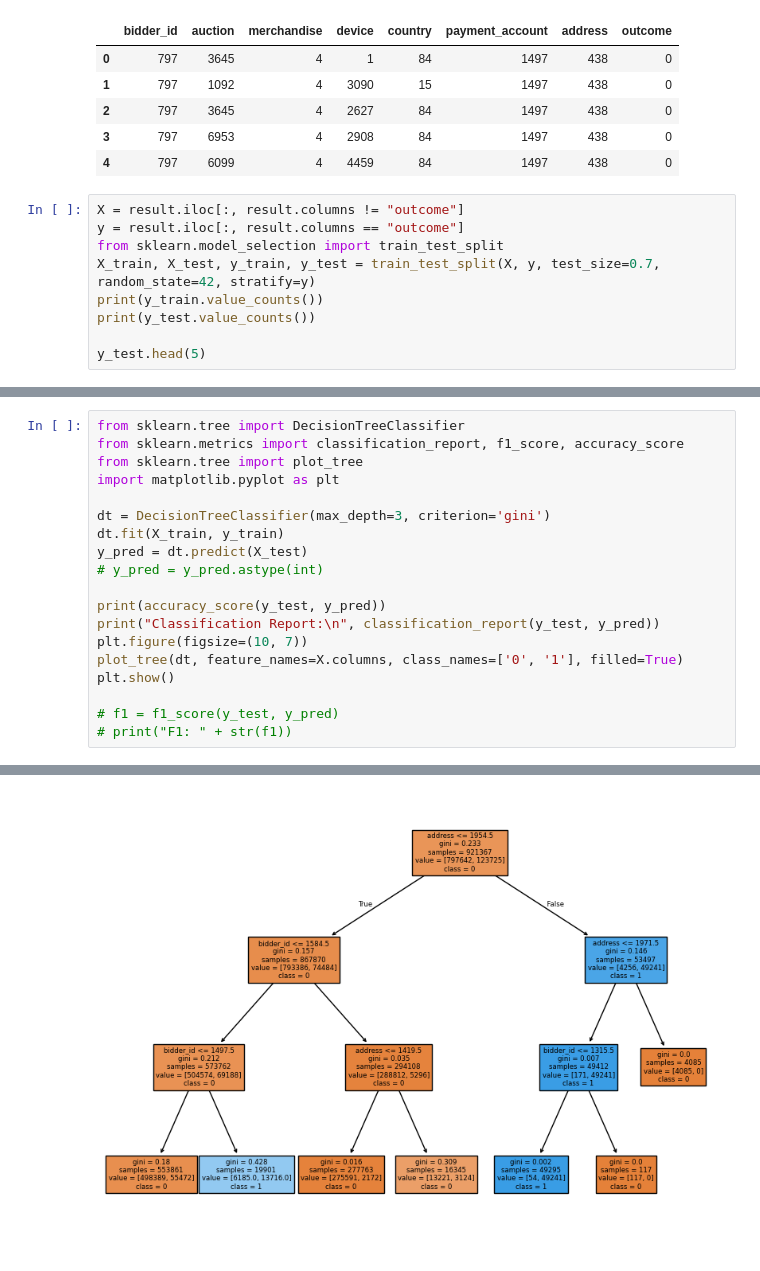
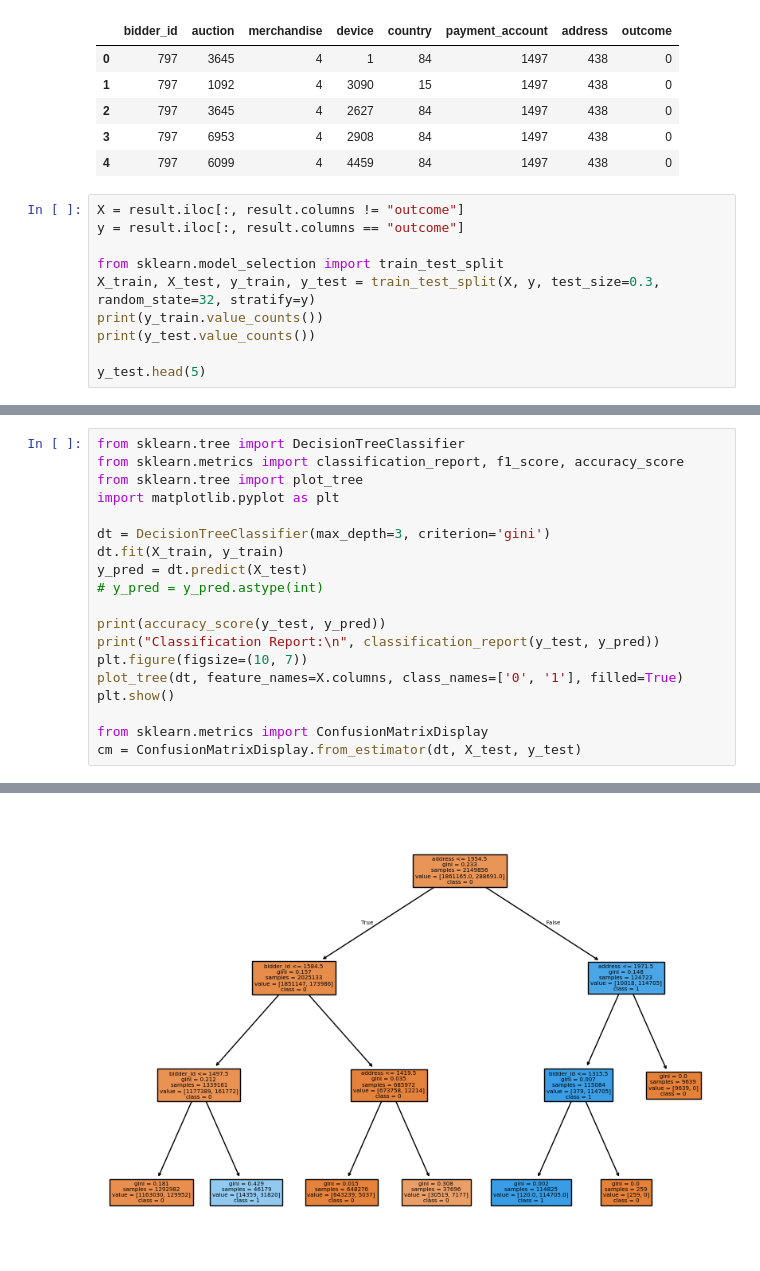
Before and after one commit to trueilorp/Bidder-classification, a Jupyter notebook: SD/facebookSD.ipynb, the cells around one changed output, grey strips where cells are left out. Saved outputs shown, nothing was run; the diff lists cells and outputs as text.

```diff
--- a/SD/facebookSD.ipynb
+++ b/SD/facebookSD.ipynb
@@ -153,8 +153,9 @@ result.head(5)
 # %%
 X = result.iloc[:, result.columns != "outcome"]
 y = result.iloc[:, result.columns == "outcome"]
+
 from sklearn.model_selection import train_test_split
-X_train, X_test, y_train, y_test = train_test_split(X, y, test_size=0.7, random_state=42, stratify=y)
+X_train, X_test, y_train, y_test = train_test_split(X, y, test_size=0.3, random_state=32, stratify=y)
 print(y_train.value_counts())
 print(y_test.value_counts())
 
@@ -191,6 +192,6 @@ plt.figure(figsize=(10, 7))
 plot_tree(dt, feature_names=X.columns, class_names=['0', '1'], filled=True)
 plt.show()
 
-# f1 = f1_score(y_test, y_pred)
-# print("F1: " + str(f1))
+from sklearn.metrics import ConfusionMatrixDisplay
+cm = ConfusionMatrixDisplay.from_estimator(dt, X_test, y_test)
 # %% [output]
@@ -207 +208 @@ weighted avg       0.93      0.93      0.92   2149857
-[figure, old version]
+[figure, new version]
```
Also changed, not shown: parts of 3 cells of this notebook.
